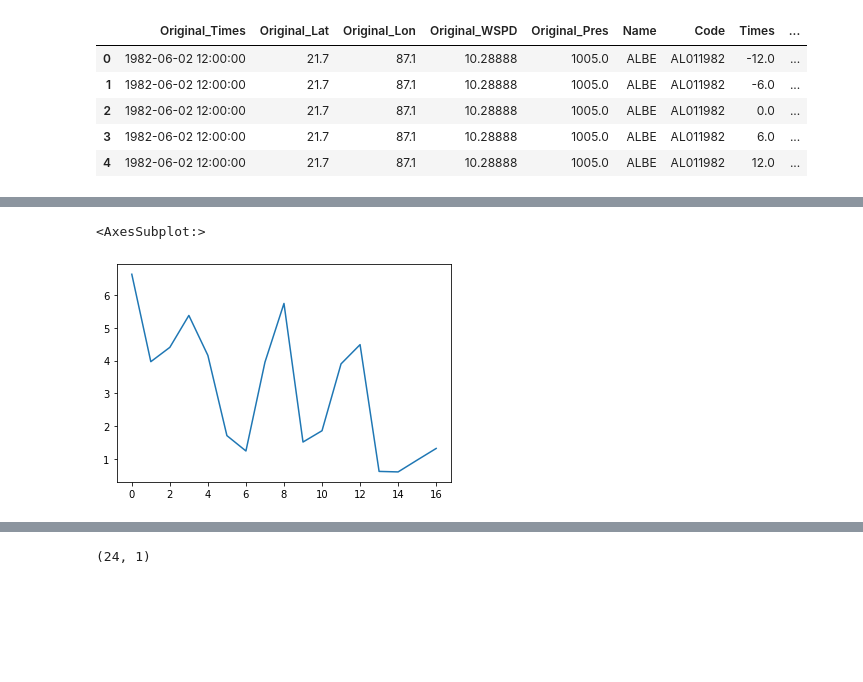
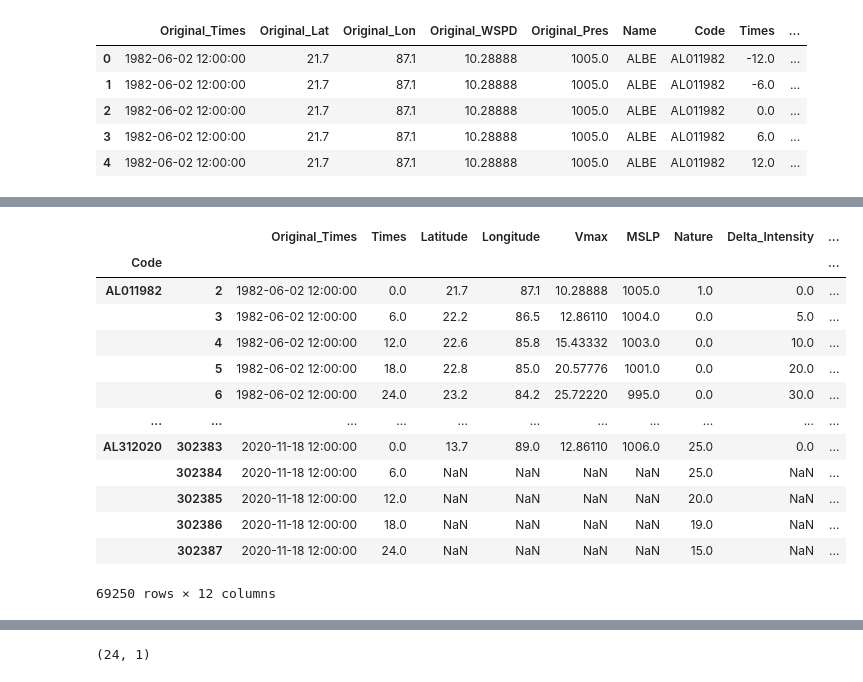
Before and after one commit to UW-MLGEO/MLGEO2024_TC_Tracks_Intensity, a Jupyter notebook: notebooks/clean_SHIPS_data.ipynb, the cells around one changed output, grey strips where cells are left out. Saved outputs shown, nothing was run; the diff lists cells and outputs as text; code cells hidden in the pictures; blank space fills up the shorter version.

```diff
--- a/notebooks/clean_SHIPS_data.ipynb
+++ b/notebooks/clean_SHIPS_data.ipynb
@@ -288,5 +264,23 @@ print(storm_data)
-# %%
-df.Vert_Vel.plot()
-# %% [output]
-<AxesSubplot:>
-[figure, removed]
+# %%
+# Filter the DataFrame for Times from 0 to 24 for each Code
+filtered_df = df[(df['Times'] >= 0) & (df['Times'] <= 24)]
+
+# Group by Code and extract the relevant columns
+grouped_df = filtered_df.groupby('Code').apply(lambda x: x[['Original_Times','Times', 'Latitude', 'Longitude', 'Vmax', 'MSLP', 'Nature', 'Delta_Intensity', 'Daily_SST_Avg', 'Mid_Level_RH', 'Vshear', 'Vert_Vel']])
+
+grouped_df
+# %% [output]
+|  |  | Original_Times | Times | Latitude | Longitude | Vmax | MSLP | Nature | Delta_Intensity | ... |
+| Code |  |  |  |  |  |  |  |  |  | ... |
+| AL011982 | 2 | 1982-06-02 12:00:00 | 0.0 | 21.7 | 87.1 | 10.28888 | 1005.0 | 1.0 | 0.0 | ... |
+|  | 3 | 1982-06-02 12:00:00 | 6.0 | 22.2 | 86.5 | 12.86110 | 1004.0 | 0.0 | 5.0 | ... |
+|  | 4 | 1982-06-02 12:00:00 | 12.0 | 22.6 | 85.8 | 15.43332 | 1003.0 | 0.0 | 10.0 | ... |
+|  | 5 | 1982-06-02 12:00:00 | 18.0 | 22.8 | 85.0 | 20.57776 | 1001.0 | 0.0 | 20.0 | ... |
+|  | 6 | 1982-06-02 12:00:00 | 24.0 | 23.2 | 84.2 | 25.72220 | 995.0 | 0.0 | 30.0 | ... |
+| ... | ... | ... | ... | ... | ... | ... | ... | ... | ... | ... |
+| AL312020 | 302383 | 2020-11-18 12:00:00 | 0.0 | 13.7 | 89.0 | 12.86110 | 1006.0 | 25.0 | 0.0 | ... |
+|  | 302384 | 2020-11-18 12:00:00 | 6.0 | NaN | NaN | NaN | NaN | 25.0 | NaN | ... |
+|  | 302385 | 2020-11-18 12:00:00 | 12.0 | NaN | NaN | NaN | NaN | 20.0 | NaN | ... |
+|  | 302386 | 2020-11-18 12:00:00 | 18.0 | NaN | NaN | NaN | NaN | 19.0 | NaN | ... |
+|  | 302387 | 2020-11-18 12:00:00 | 24.0 | NaN | NaN | NaN | NaN | 15.0 | NaN | ... |
+69250 rows × 12 columns
```
Also changed, not shown: parts of 2 cells of this notebook, 9 other files.
